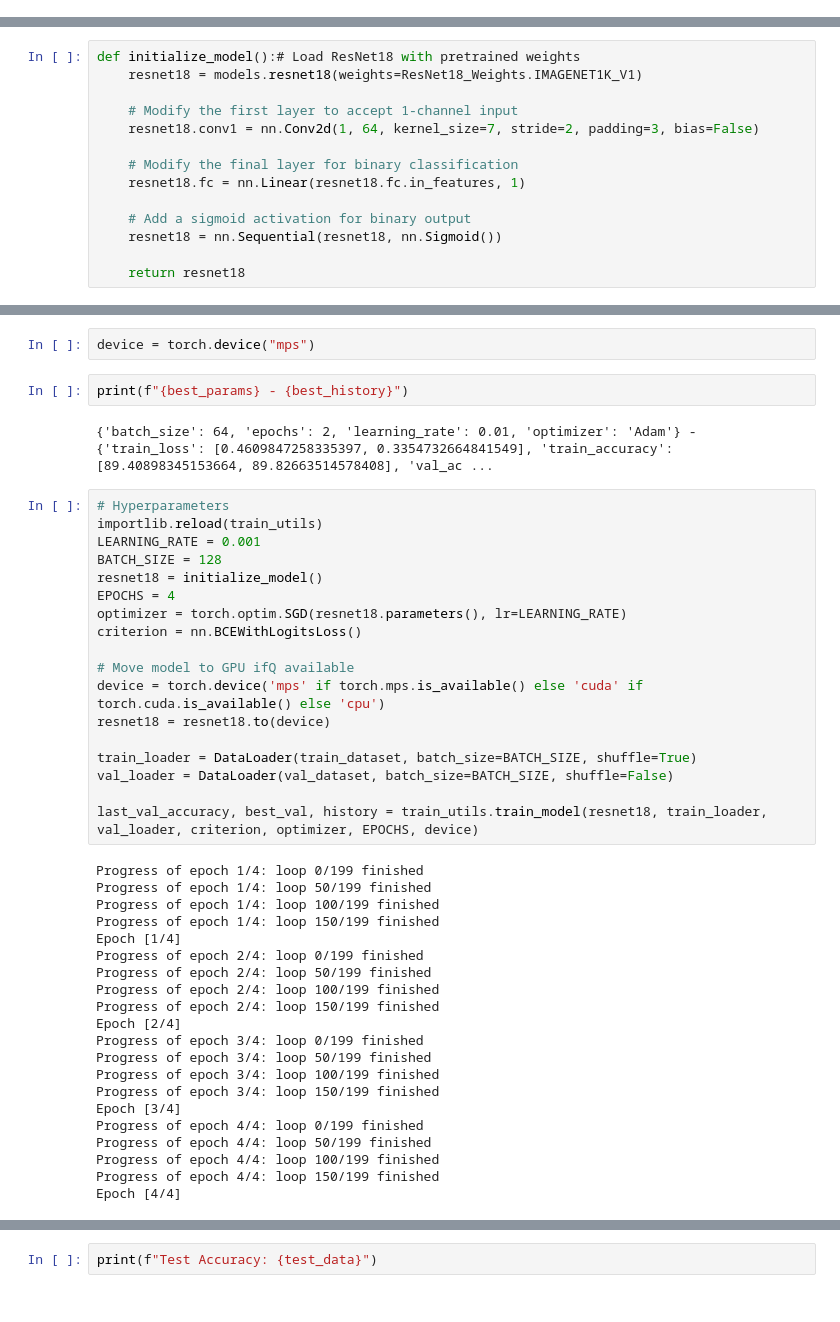
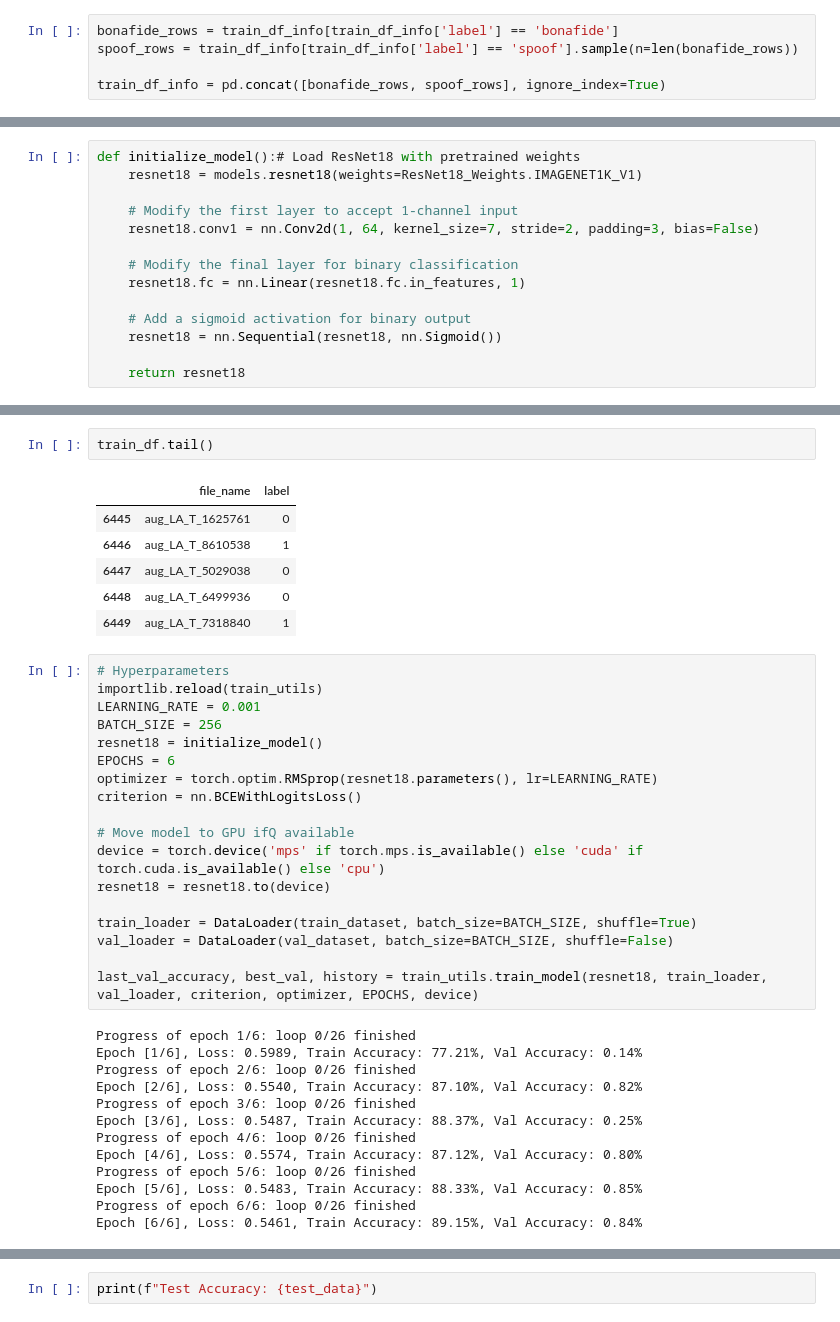
Before and after one commit to Roee97/Fake-Voice-Detection, a Jupyter notebook: Resnet.ipynb, the cells around one changed output, grey strips where cells are left out. Cells and saved outputs as stored; diff of their text form.

```diff
--- a/Resnet.ipynb
+++ b/Resnet.ipynb
@@ -127,0 +147,5 @@ Val dataset info:
+# %%
+bonafide_rows = train_df_info[train_df_info['label'] == 'bonafide']
+spoof_rows = train_df_info[train_df_info['label'] == 'spoof'].sample(n=len(bonafide_rows))
+
+train_df_info = pd.concat([bonafide_rows, spoof_rows], ignore_index=True)
@@ -282,17 +272,20 @@ print(f"Best Validation Accuracy: {best_accuracy:.2f}%")
 # %%
-device = torch.device("mps")
+train_df.tail()
+# %% [output]
+|  | file_name | label |
+| 6445 | aug_LA_T_1625761 | 0 |
+| 6446 | aug_LA_T_8610538 | 1 |
+| 6447 | aug_LA_T_5029038 | 0 |
+| 6448 | aug_LA_T_6499936 | 0 |
+| 6449 | aug_LA_T_7318840 | 1 |
-# %%
-print(f"{best_params} - {best_history}")
-# %% [output]
-{'batch_size': 64, 'epochs': 2, 'learning_rate': 0.01, 'optimizer': 'Adam'} - {'train_loss': [0.4609847258335397, 0.3354732664841549], 'train_accuracy': [89.40898345153664, 89.82663514578408], 'val_ac ...
 # %%
 # Hyperparameters
 importlib.reload(train_utils)
 LEARNING_RATE = 0.001
-BATCH_SIZE = 128
+BATCH_SIZE = 256
 resnet18 = initialize_model()
-EPOCHS = 4
-optimizer = torch.optim.SGD(resnet18.parameters(), lr=LEARNING_RATE)
+EPOCHS = 6
+optimizer = torch.optim.RMSprop(resnet18.parameters(), lr=LEARNING_RATE)
 criterion = nn.BCEWithLogitsLoss()
 
 # Move model to GPU ifQ available
@@ -304,24 +297,16 @@ val_loader = DataLoader(val_dataset, batch_size=BATCH_SIZE, shuffle=False)
 
 last_val_accuracy, best_val, history = train_utils.train_model(resnet18, train_loader, val_loader, criterion, optimizer, EPOCHS, device)
 # %% [output]
-Progress of epoch 1/4: loop 0/199 finished
-Progress of epoch 1/4: loop 50/199 finished
-Progress of epoch 1/4: loop 100/199 finished
-Progress of epoch 1/4: loop 150/199 finished
-Epoch [1/4]
-Progress of epoch 2/4: loop 0/199 finished
-Progress of epoch 2/4: loop 50/199 finished
-Progress of epoch 2/4: loop 100/199 finished
-Progress of epoch 2/4: loop 150/199 finished
-Epoch [2/4]
-Progress of epoch 3/4: loop 0/199 finished
-Progress of epoch 3/4: loop 50/199 finished
-Progress of epoch 3/4: loop 100/199 finished
-Progress of epoch 3/4: loop 150/199 finished
-Epoch [3/4]
-Progress of epoch 4/4: loop 0/199 finished
-Progress of epoch 4/4: loop 50/199 finished
-Progress of epoch 4/4: loop 100/199 finished
-Progress of epoch 4/4: loop 150/199 finished
-Epoch [4/4]
+Progress of epoch 1/6: loop 0/26 finished
+Epoch [1/6], Loss: 0.5989, Train Accuracy: 77.21%, Val Accuracy: 0.14%
+Progress of epoch 2/6: loop 0/26 finished
+Epoch [2/6], Loss: 0.5540, Train Accuracy: 87.10%, Val Accuracy: 0.82%
+Progress of epoch 3/6: loop 0/26 finished
+Epoch [3/6], Loss: 0.5487, Train Accuracy: 88.37%, Val Accuracy: 0.25%
+Progress of epoch 4/6: loop 0/26 finished
+Epoch [4/6], Loss: 0.5574, Train Accuracy: 87.12%, Val Accuracy: 0.80%
+Progress of epoch 5/6: loop 0/26 finished
+Epoch [5/6], Loss: 0.5483, Train Accuracy: 88.33%, Val Accuracy: 0.85%
+Progress of epoch 6/6: loop 0/26 finished
+Epoch [6/6], Loss: 0.5461, Train Accuracy: 89.15%, Val Accuracy: 0.84%
 # %%
```
Also changed, not shown: parts of 18 cells of this notebook, 10 other files.
